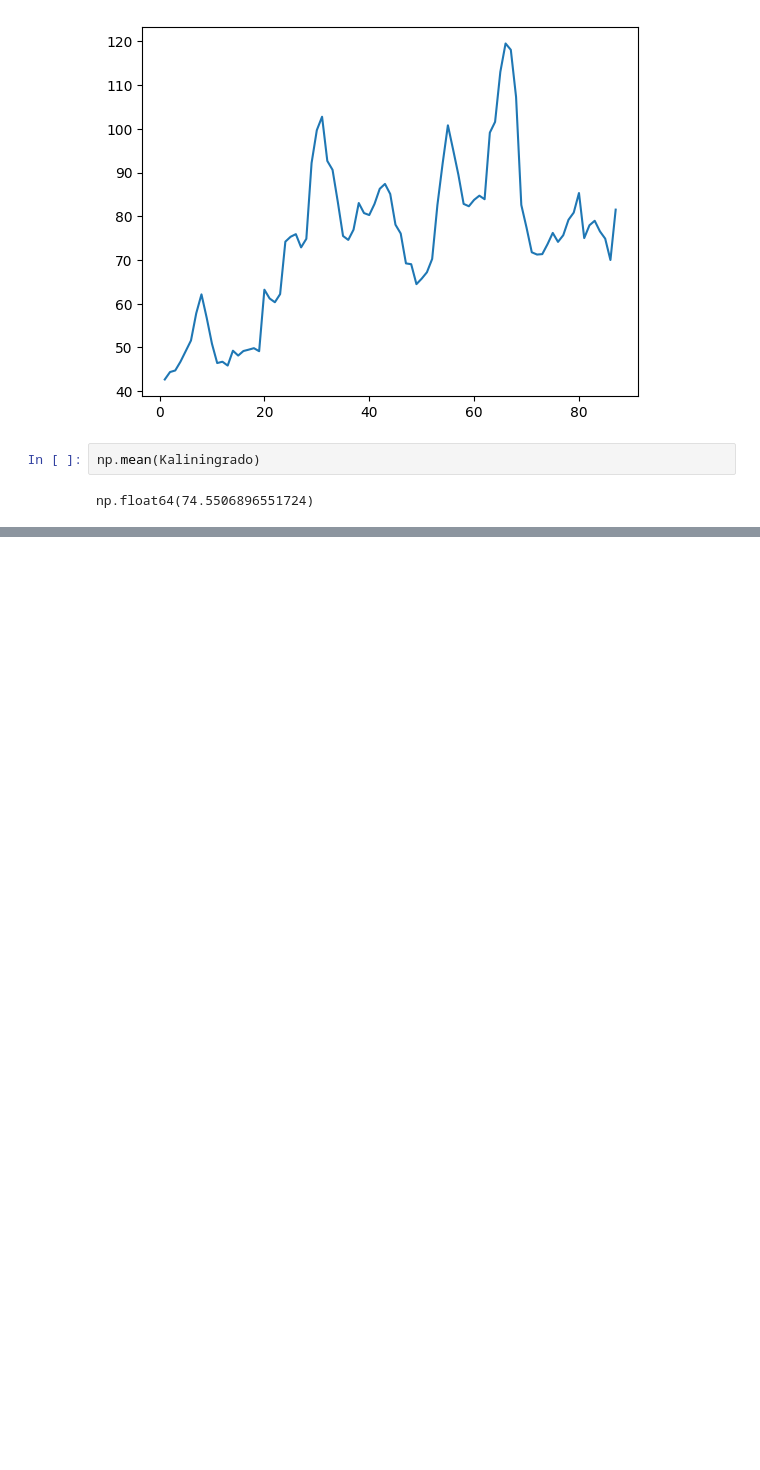
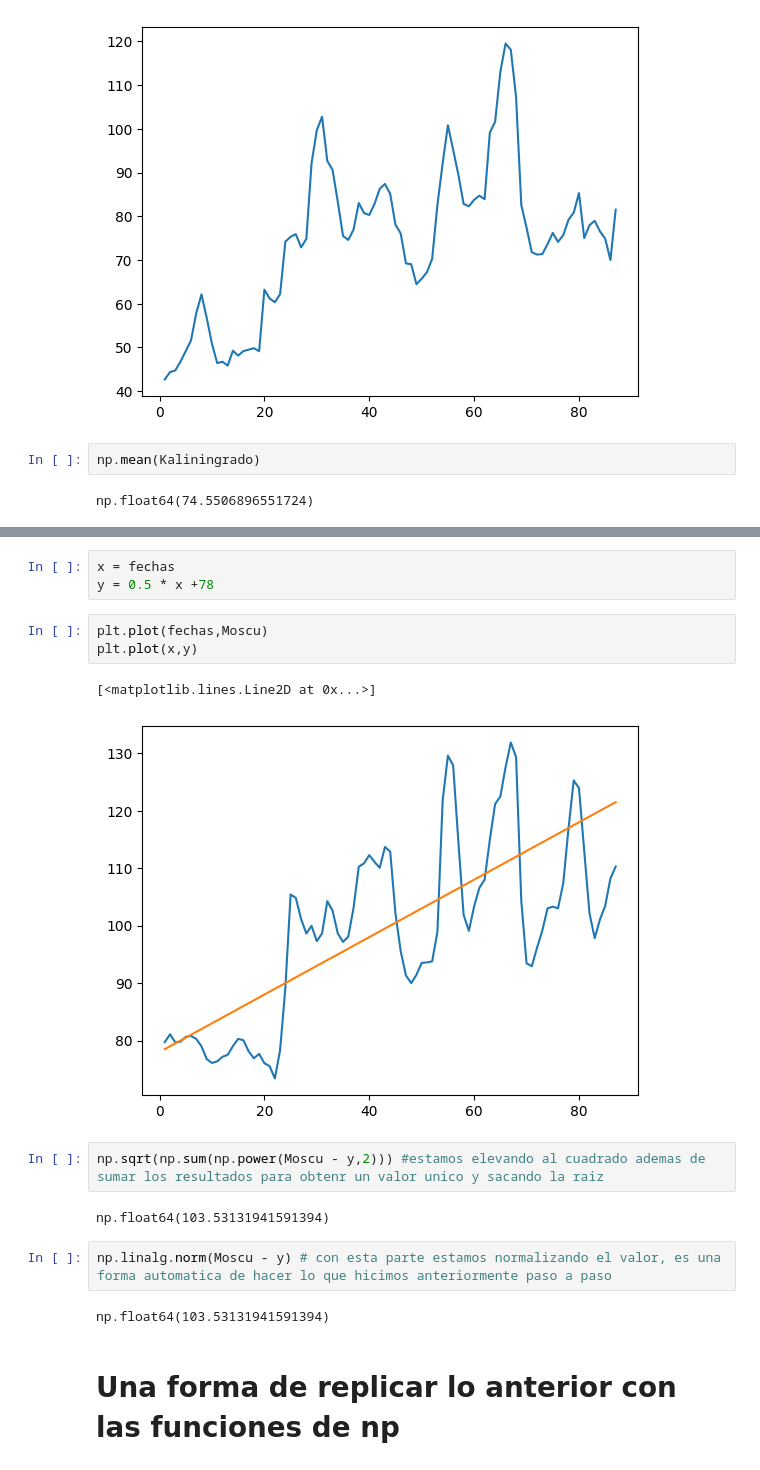
Before and after one commit to FeloCR12/Numpy, a Jupyter notebook: Numpy.ipynb, the cells around one changed output, grey strips where cells are left out. Saved outputs shown, nothing was run; the diff lists cells and outputs as text; blank space fills up the shorter version.

```diff
--- a/Numpy.ipynb
+++ b/Numpy.ipynb
@@ -209,0 +264,19 @@ np.float64(74.5506896551724)
+# %%
+x = fechas
+y = 0.5 * x +78
+# %%
+plt.plot(fechas,Moscu)
+plt.plot(x,y)
+# %% [output]
+[<matplotlib.lines.Line2D at 0x...>]
+[figure, added]
+# %%
+np.sqrt(np.sum(np.power(Moscu - y,2))) #estamos elevando al cuadrado ademas de sumar los resultados para obtenr un valor unico y sacando la raiz
+# %% [output]
+np.float64(103.53131941591394)
+# %%
+np.linalg.norm(Moscu - y) # con esta parte estamos normalizando el valor, es una forma automatica de hacer lo que hicimos anteriormente paso a paso
+# %% [output]
+np.float64(103.53131941591394)
+# %% [markdown]
+# **Una forma de replicar lo anterior con las funciones de np**
```
Also changed, not shown: parts of 36 cells of this notebook.
